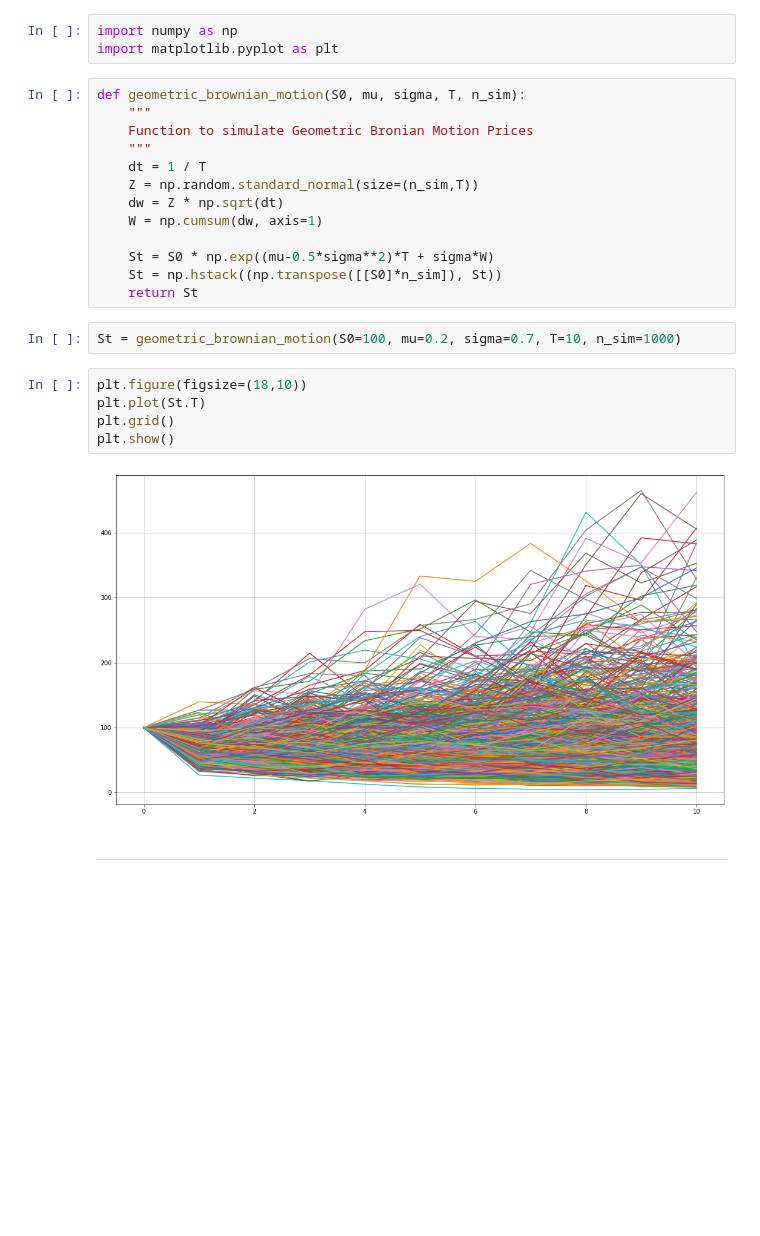
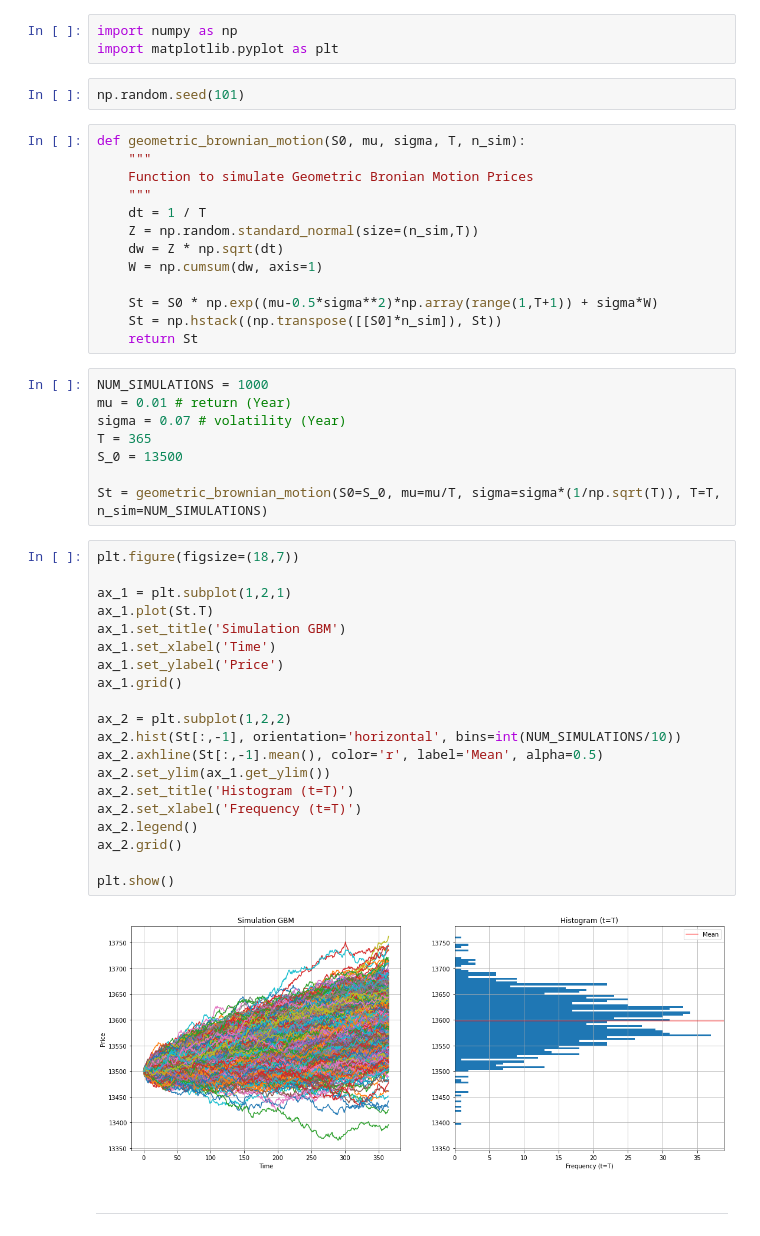
Before and after one commit to craquinterogo/quantitative_finance, a Jupyter notebook: Stochastic/GBM.ipynb, the cells around one changed output. Drawn from its saved outputs; the diff is of its cells as text; blank space fills up the shorter version.

```diff
--- a/Stochastic/GBM.ipynb
+++ b/Stochastic/GBM.ipynb
@@ -11,6 +27,8 @@ $S(t) = S_0 e^{(\mu + \frac{1}{2}\sigma^2)t + \sigma W_t}$
 # %%
 import numpy as np
 import matplotlib.pyplot as plt
+# %%
+np.random.seed(101)
 # %%
 def geometric_brownian_motion(S0, mu, sigma, T, n_sim):
     """
@@ -21,18 +39,39 @@ def geometric_brownian_motion(S0, mu, sigma, T, n_sim):
     dw = Z * np.sqrt(dt)
     W = np.cumsum(dw, axis=1)
 
-    St = S0 * np.exp((mu-0.5*sigma**2)*T + sigma*W)
+    St = S0 * np.exp((mu-0.5*sigma**2)*np.array(range(1,T+1)) + sigma*W)
     St = np.hstack((np.transpose([[S0]*n_sim]), St))
     return St
-# %%
-St = geometric_brownian_motion(S0=100, mu=0.2, sigma=0.7, T=10, n_sim=1000)
-# %%
-plt.figure(figsize=(18,10))
-plt.plot(St.T)
-plt.grid()
-plt.show()
-# %% [output]
-[figure, removed]
+# %%
+NUM_SIMULATIONS = 1000
+mu = 0.01 # return (Year)
+sigma = 0.07 # volatility (Year)
+T = 365
+S_0 = 13500
+
+St = geometric_brownian_motion(S0=S_0, mu=mu/T, sigma=sigma*(1/np.sqrt(T)), T=T, n_sim=NUM_SIMULATIONS)
+# %%
+plt.figure(figsize=(18,7))
+
+ax_1 = plt.subplot(1,2,1)
+ax_1.plot(St.T)
+ax_1.set_title('Simulation GBM')
+ax_1.set_xlabel('Time')
+ax_1.set_ylabel('Price')
+ax_1.grid()
+
+ax_2 = plt.subplot(1,2,2)
+ax_2.hist(St[:,-1], orientation='horizontal', bins=int(NUM_SIMULATIONS/10))
+ax_2.axhline(St[:,-1].mean(), color='r', label='Mean', alpha=0.5)
+ax_2.set_ylim(ax_1.get_ylim())
+ax_2.set_title('Histogram (t=T)')
+ax_2.set_xlabel('Frequency (t=T)')
+ax_2.legend()
+ax_2.grid()
+
+plt.show()
+# %% [output]
+[figure, added]
 # %% [markdown]
 <hr>
 # %% [markdown]
```
Also changed, not shown: parts of 1 cell of this notebook.
